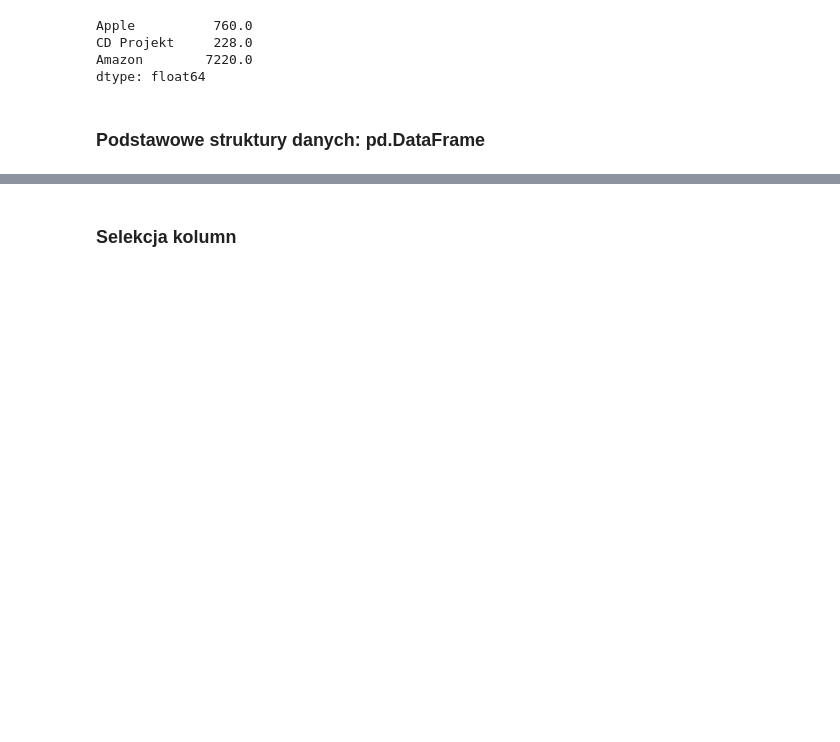
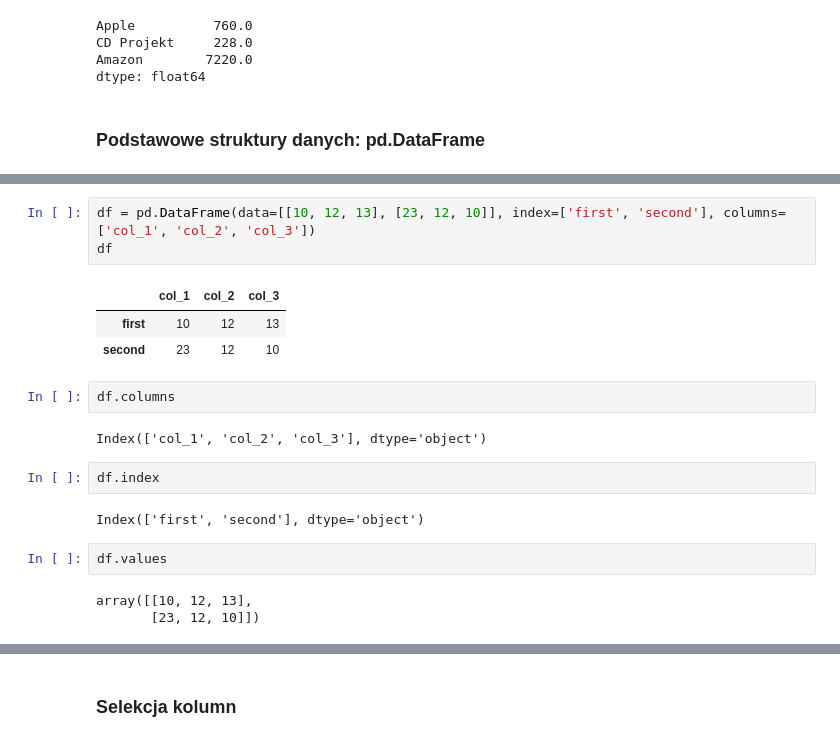
Before and after one commit to bbaryn/series, a Jupyter notebook: series_pandas.ipynb, the cells around one changed output, grey strips where cells are left out. Saved outputs shown, nothing was run; the diff lists cells and outputs as text; blank space fills up the shorter version.

```diff
--- a/series_pandas.ipynb
+++ b/series_pandas.ipynb
@@ -205,0 +230,20 @@ dtype: float64
+# %%
+df = pd.DataFrame(data=[[10, 12, 13], [23, 12, 10]], index=['first', 'second'], columns=['col_1', 'col_2', 'col_3'])
+df
+# %% [output]
+|  | col_1 | col_2 | col_3 |
+| first | 10 | 12 | 13 |
+| second | 23 | 12 | 10 |
+# %%
+df.columns
+# %% [output]
+Index(['col_1', 'col_2', 'col_3'], dtype='object')
+# %%
+df.index
+# %% [output]
+Index(['first', 'second'], dtype='object')
+# %%
+df.values
+# %% [output]
+array([[10, 12, 13],
+       [23, 12, 10]])
```
Also changed, not shown: parts of 20 cells of this notebook.
